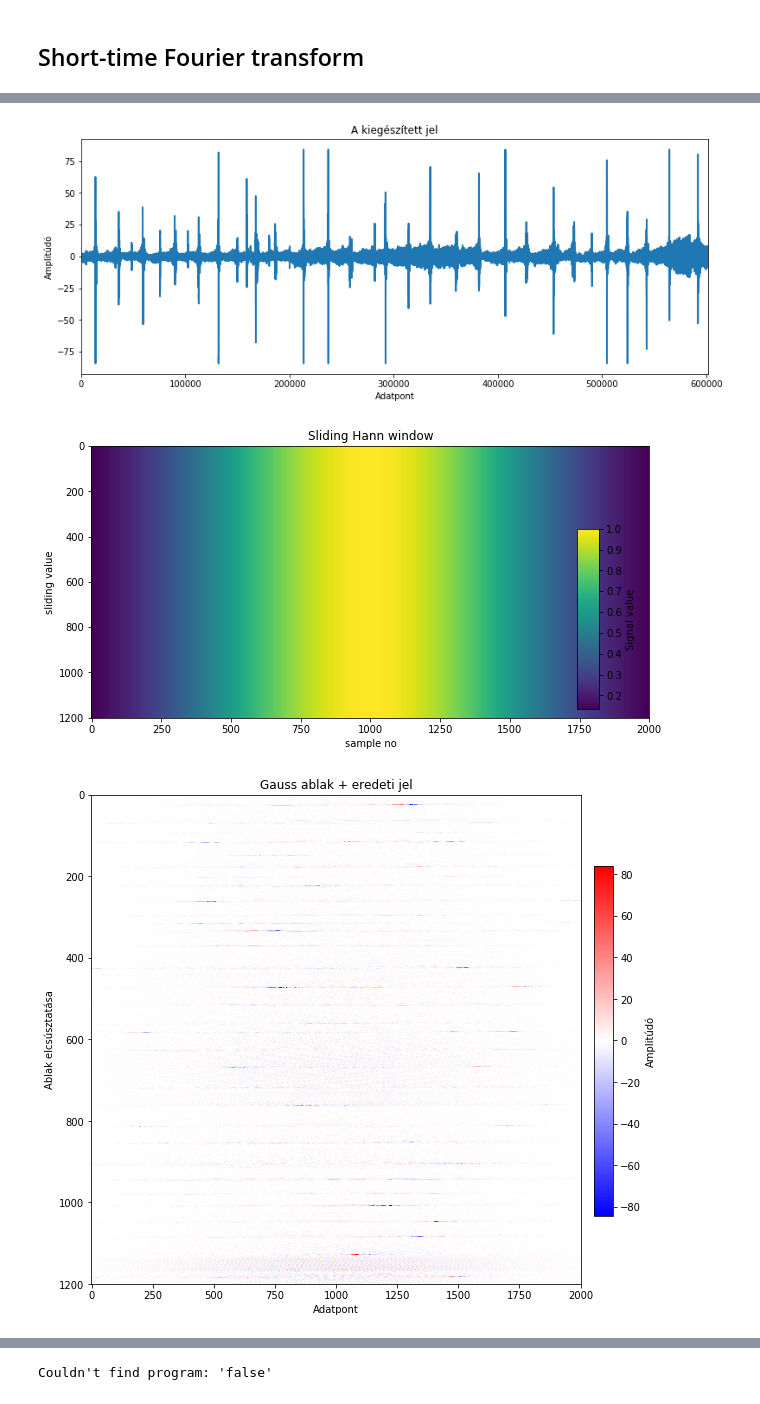
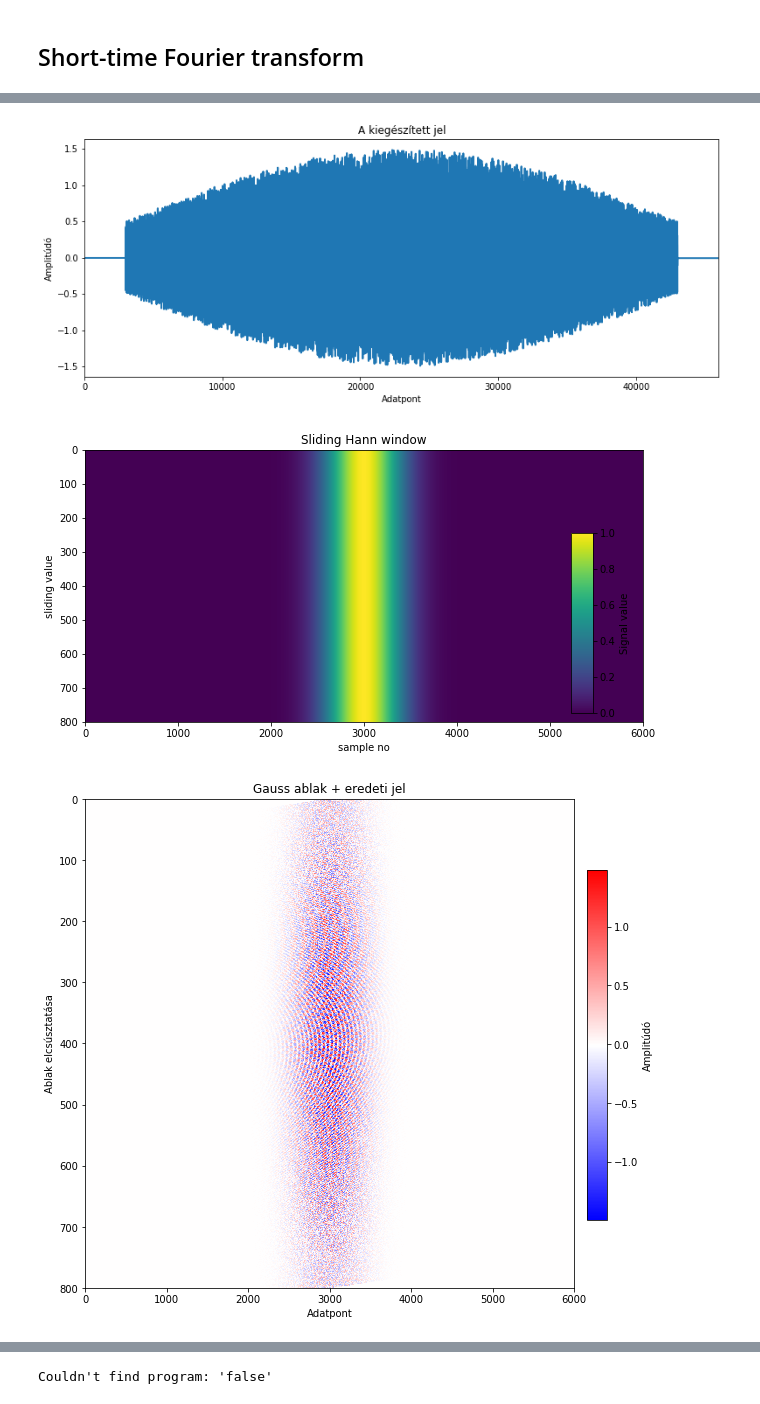
Before and after one commit to martonvavrik/fusion_research, a Jupyter notebook: waves.ipynb, the cells around one changed output, grey strips where cells are left out. Saved outputs shown, nothing was run; the diff lists cells and outputs as text; code cells hidden in the pictures.

Commit message:
Modifications for testing

```diff
--- a/waves.ipynb
+++ b/waves.ipynb
@@ -28,24 +28,25 @@ import os
 <br> <br> First, we create our signal and noise. In deafult: a sine wave, and a white noise.
 <br> Or import one in.
 # %%
-%%script false
+#%%script false
 f=40
-#t=4
-samples=20000 #random.randint(400,50000)
-s_rate=4000
+t=4
+samples=40000 #random.randint(400,50000)
+s_rate=8000
 t=samples/s_rate
-randamp=4
+randamp=1
 nyquist=samples/2/t
 frangemax=200#nyquist
 
 xf=np.linspace(0.0, frangemax, int(frangemax*t+1))
 x = np.linspace(0.0, t, samples)
-full_f=(f-60/((x/1.5)+1.8))*7-30  #np.linspace(f, f, samples) #      f+x*0.01     15+10*np.sin(np.pi*x)#
+full_f=f+x*16#(f-60/((x/1.5)+1.8))*7-30  #np.linspace(f, f, samples) #      f+x*0.01     15+10*np.sin(np.pi*x)#
 full_f_phase = np.zeros(samples)
 for i in range (samples):
     full_f_phase[i]=np.sum(full_f[:i])*2/s_rate
 
-amp=3*abs(np.sin(2*np.pi*x))#0.4+x/t*0.6
+amp=np.sin(np.pi*x/t)#*(0.2*abs(np.sin(2*np.pi*x)+1)+0.1)#0.4+x/t*0.6
+shot = "testing"
 
 s_det = amp*np.sin(full_f_phase*np.pi) #Changing freqency. old way: *(1+(x*10**2)**0.5)
 s_noise = (np.random.rand(samples)-0.5)*randamp
@@ -92,15 +90,15 @@ print("\n",shot)
 # %%
 #%%script false
-min_t=1.9
-max_t=2.2
+min_t=0#1.9
+max_t=t#2.2
 
 s = s.astype(float)
 x = x.astype(float)
 samples=s.size
-full_f = np.zeros(samples)
+#full_f = np.zeros(samples)
 t=max(x)-min(x)
 nyquist=samples/2/t
-frangemax=nyquist#250000#
+#frangemax=nyquist#250000#
 xf=np.linspace(0.0, frangemax, frangemax*t+1)
 s_rate=x.size/t
 
@@ -113,6 +111,6 @@ x=x[min_x:max_x]
 s=s[min_x:max_x]
 
 print(max_t)
-print(nyquist)
+print(frangemax)
 print(x.size)
 # %% [output]
@@ -299,9 +299,9 @@ Couldn't find program: 'false'
 ## Short-time Fourier transform
 # %%
 t0=time.time()
-win_r = 1000 #1000
-d_win=500#random.randint(200,300)
-std=500 #150
+win_r = 3000 #1000
+d_win=50#random.randint(200,300)
+std=300 #150
 win_base = scipy.signal.gaussian(2*win_r+1, std=std)#np.wining(2*win_r+1)
 
 plt.plot(win_base,".-")
@@ -368,5 +368,7 @@ t1=time.time()
 print(z_win_fft.min()**2)
 print(z_win_fft.max()**2)
 print(std)
+
+z_win_fft_cutted = (z_win_fft.T)**2
 # %% [output]
 a
@@ -378,3 +379,3 @@ a
-[figure, old version]
+[figure, new version]
-[figure, old version]
+[figure, new version]
-[figure, old version]
+[figure, new version]
```
Also changed, not shown: parts of 34 cells of this notebook.
